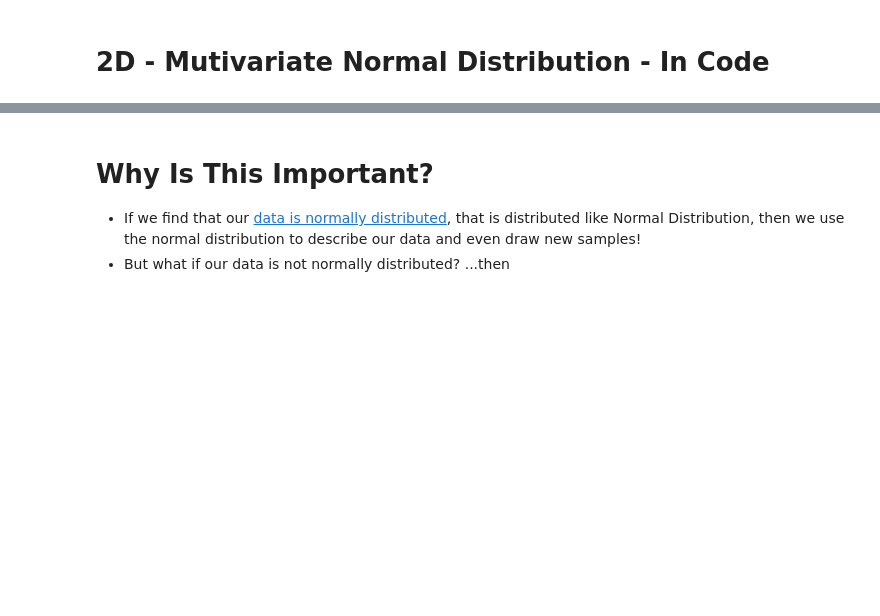
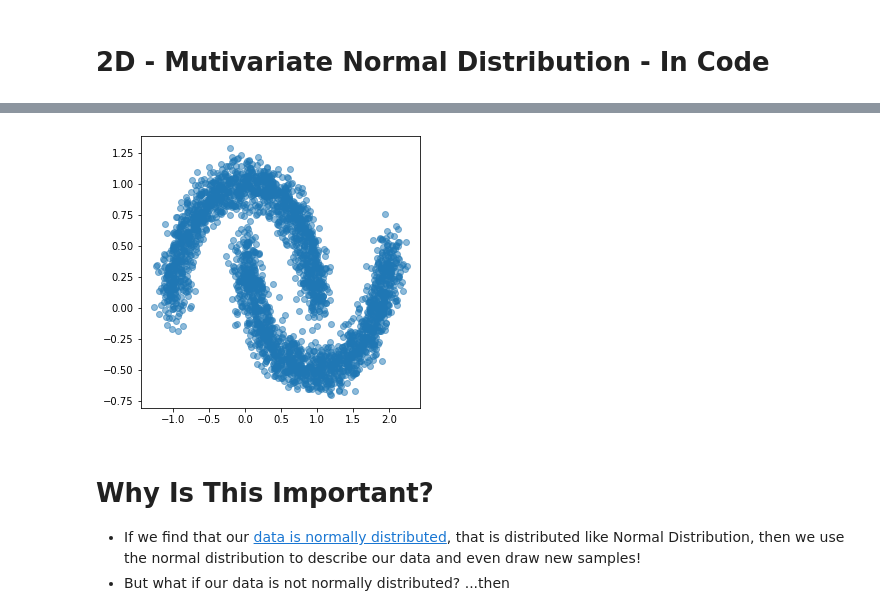
Before and after one commit to ryanhausen/normalizing_flows_example, a Jupyter notebook: NormalingFlows.ipynb, the cells around one changed output, grey strips where cells are left out. Drawn from its saved outputs; the diff is of its cells as text; code cells hidden in the pictures; blank space fills up the shorter version.

```diff
--- a/NormalingFlows.ipynb
+++ b/NormalingFlows.ipynb
@@ -106,3 +113,10 @@ ph.hist2d_marginals(samples[:,0], samples[:,1])
+# %%
+data = make_moons(3000, noise=0.1)[0]
+plt.figure(figsize=(5,5), facecolor="white")
+plt.scatter(data[:3000, 0], data[:3000, 1], marker="o", alpha=0.5)
+plt.savefig("moons.svg")
+# %% [output]
+[figure, added]
 # %% [markdown]
 # Why Is This Important?
 
```
Also changed, not shown: parts of 8 cells of this notebook, 2 other files.
